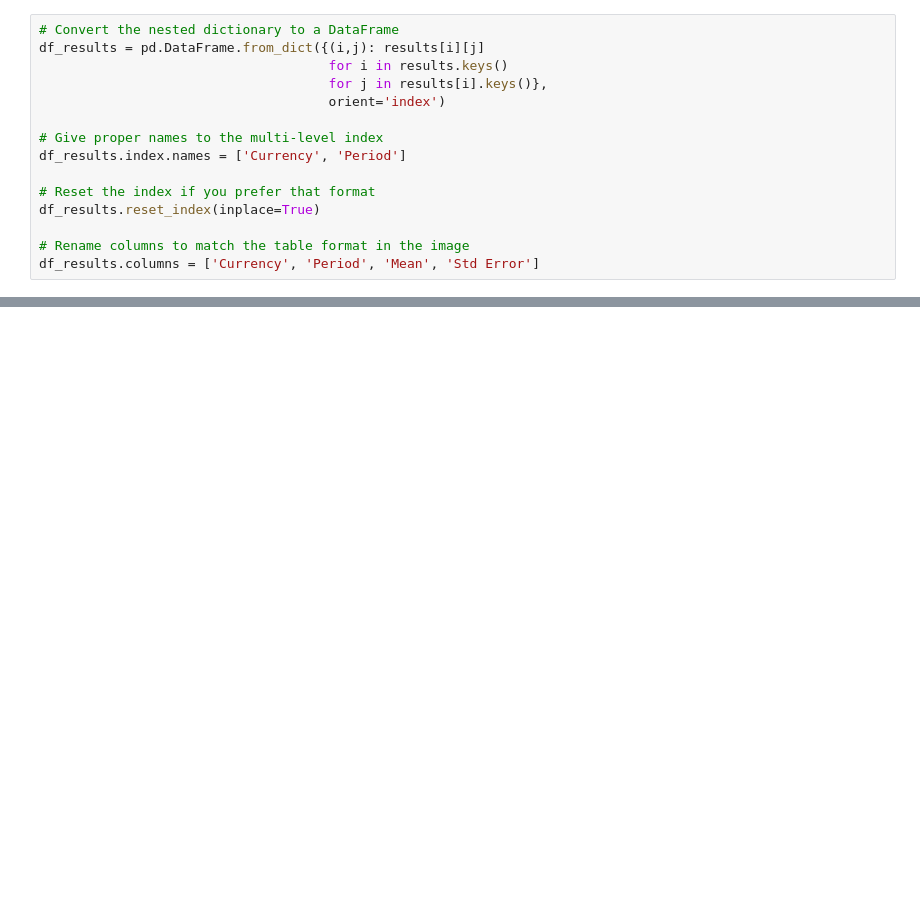
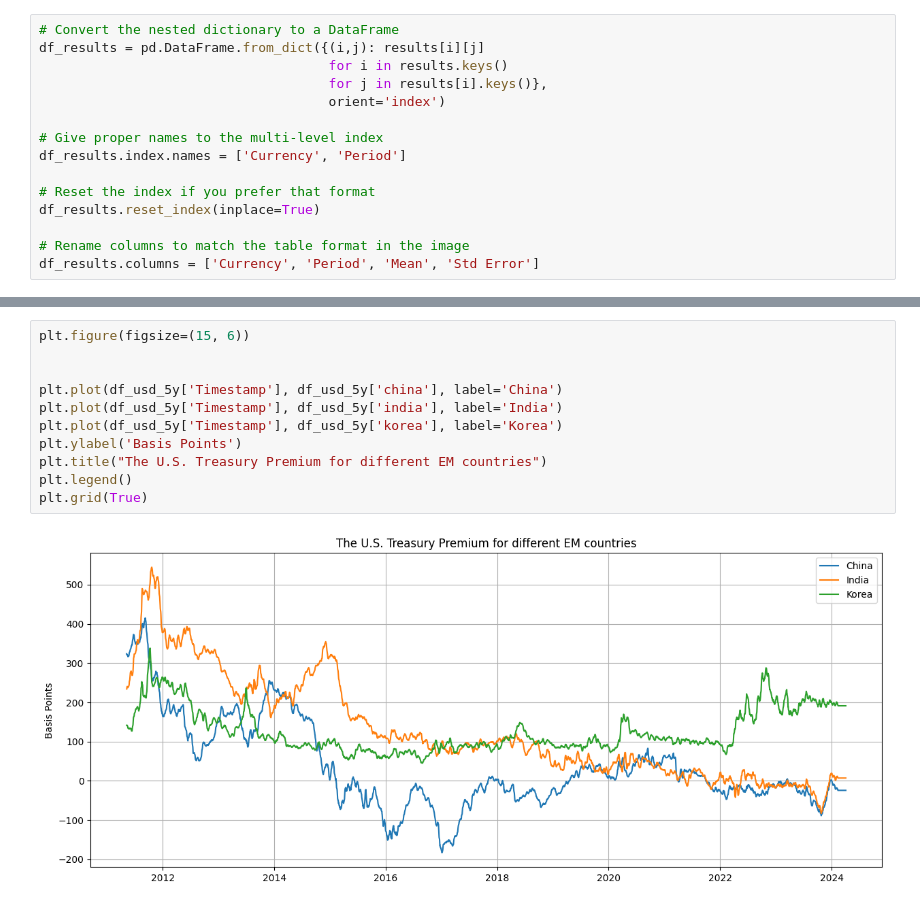
Before and after one commit to NicholasWatney/MGT6769-The-U.S.-Treasury-Premium, a Jupyter notebook: 10yearTreasuryPremium-2.ipynb, the cells around one changed output, grey strips where cells are left out. Saved outputs shown, nothing was run; the diff lists cells and outputs as text; blank space fills up the shorter version.

```diff
--- a/10yearTreasuryPremium-2.ipynb
+++ b/10yearTreasuryPremium-2.ipynb
@@ -354,0 +445,13 @@ Name: swap_spread, Length: 6327, dtype: float64
+# %%
+plt.figure(figsize=(15, 6))
+
+
+plt.plot(df_usd_5y['Timestamp'], df_usd_5y['china'], label='China')
+plt.plot(df_usd_5y['Timestamp'], df_usd_5y['india'], label='India')
+plt.plot(df_usd_5y['Timestamp'], df_usd_5y['korea'], label='Korea')
+plt.ylabel('Basis Points')
+plt.title("The U.S. Treasury Premium for different EM countries")
+plt.legend()
+plt.grid(True)
+# %% [output]
+[figure, added]
```
Also changed, not shown: parts of 14 cells of this notebook.
